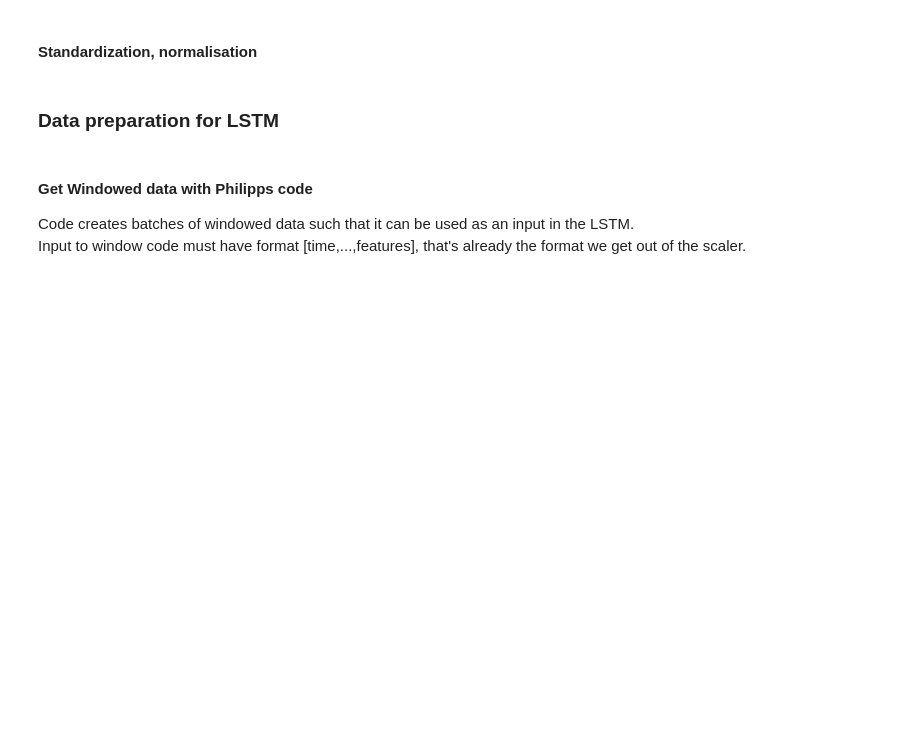
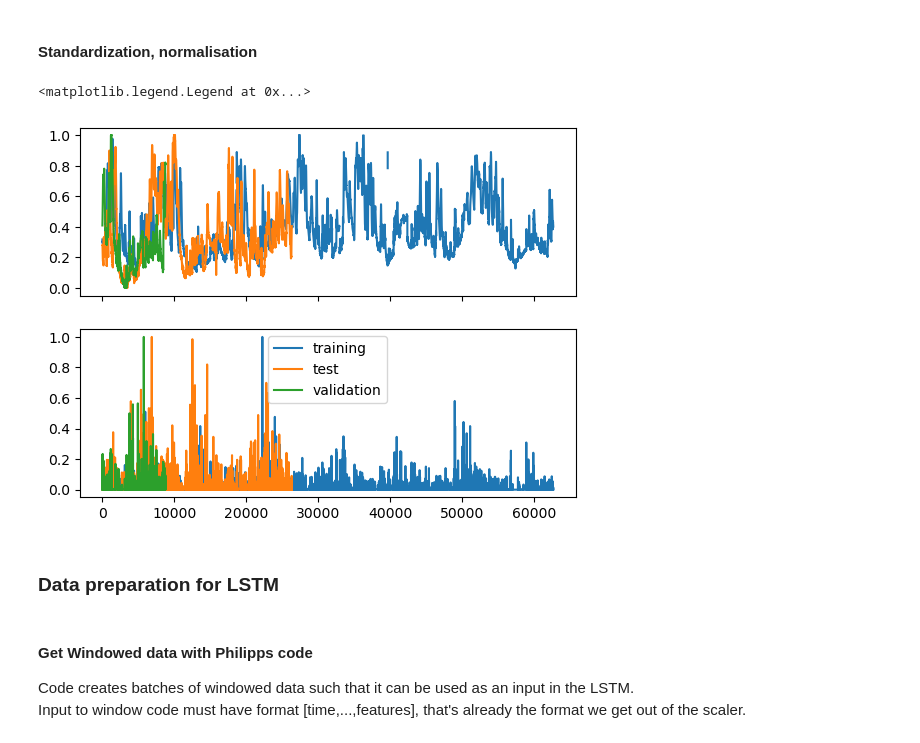
Before and after one commit to HenrietteRilling/Masterthesis, a Jupyter notebook: LSTM_first_try.ipynb, the cells around one changed output. Drawn from its saved outputs; the diff is of its cells as text; code cells hidden in the pictures; blank space fills up the shorter version.

```diff
--- a/LSTM_first_try.ipynb
+++ b/LSTM_first_try.ipynb
@@ -70,6 +76,22 @@ mm=MinMaxScaler()
 X_train_mm=mm.fit_transform(X_train)
 X_test_mm=mm.fit_transform(X_test)
 X_val_mm=mm.fit_transform(X_val)
+# %%
+#Visualise results from scaler
+
+fig, ax = plt.subplots(2,1, sharex=True)
+ax[0].plot(X_train_mm[:,0], label='training')
+ax[0].plot(X_test_mm[:,0], label='test')
+ax[0].plot(X_val_mm[:,0], label='validation')
+#ax[0].axvspan(1,1, color='green')
+ax[1].plot(X_train_mm[:,1], label='training')
+ax[1].plot(X_test_mm[:,1], label='test')
+ax[1].plot(X_val_mm[:,1], label='validation')
+
+ax[1].legend()
+# %% [output]
+<matplotlib.legend.Legend at 0x...>
+[figure, added]
 # %% [markdown]
 ### Data preparation for LSTM
 # %% [markdown]
```
Also changed, not shown: parts of 24 cells of this notebook.
